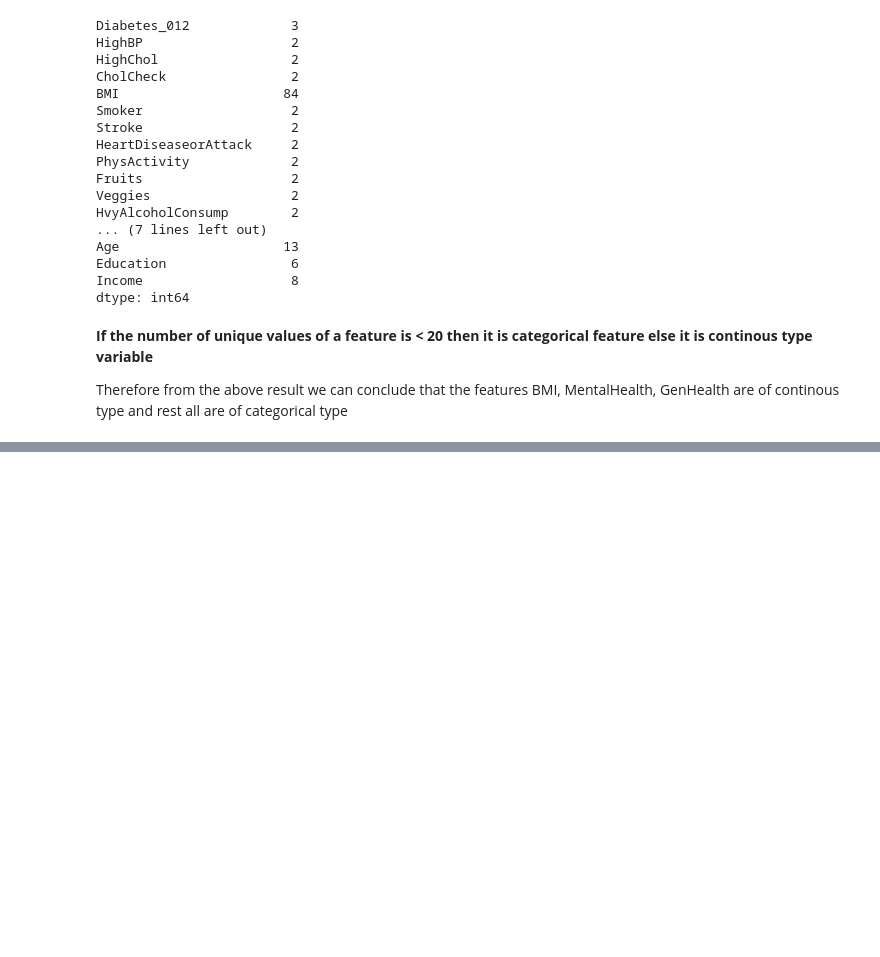
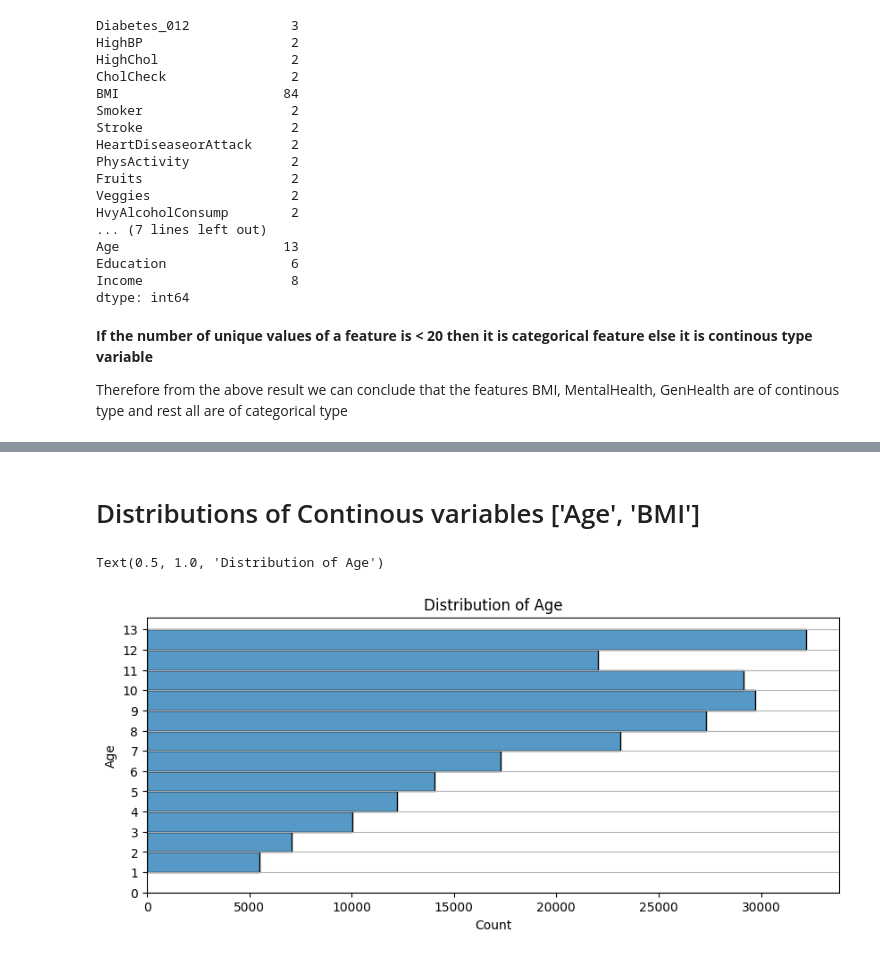
Before and after one commit to pdpavandesai/MergingDiabetesData, a Jupyter notebook: GabrielDatasetAnalysis.ipynb, the cells around one changed output, grey strips where cells are left out. Cells and saved outputs as stored; diff of their text form; code cells hidden in the pictures; blank space fills up the shorter version.

```diff
--- a/GabrielDatasetAnalysis.ipynb
+++ b/GabrielDatasetAnalysis.ipynb
@@ -97,0 +128,10 @@ Therefore from the above result we can conclude that the features BMI, MentalHea
+# %% [markdown]
+# Distributions of Continous variables ['Age', 'BMI']
+# %%
+plt.figure(figsize=(10,4))
+sns.histplot(data=gabrielDataset_Actual_Copy, y='Age',binwidth=1,binrange=(1,13)).yaxis.grid(True)
+plt.yticks(range(0,14))
+plt.title('Distribution of Age')
+# %% [output]
+Text(0.5, 1.0, 'Distribution of Age')
+[figure, added]
```
Also changed, not shown: parts of 30 cells of this notebook.
